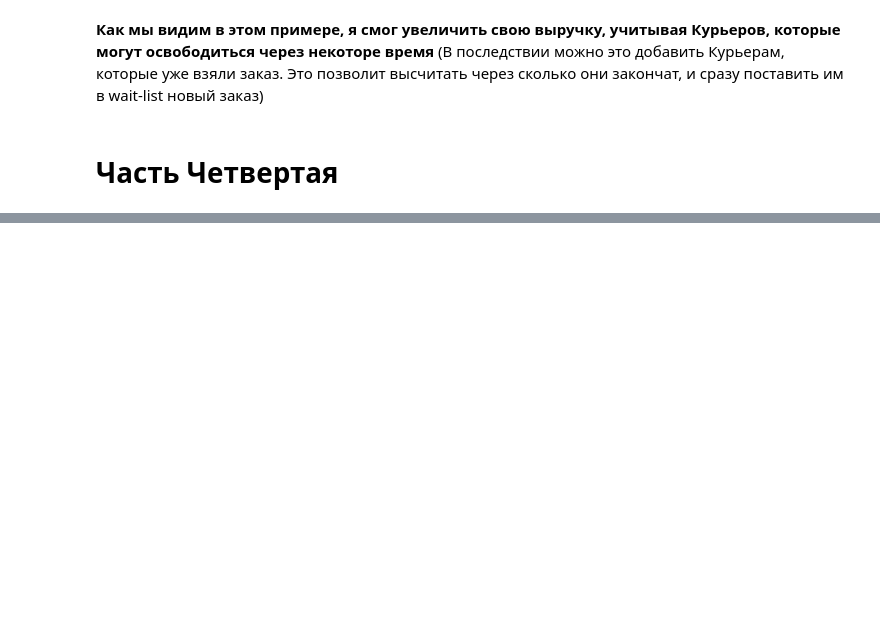
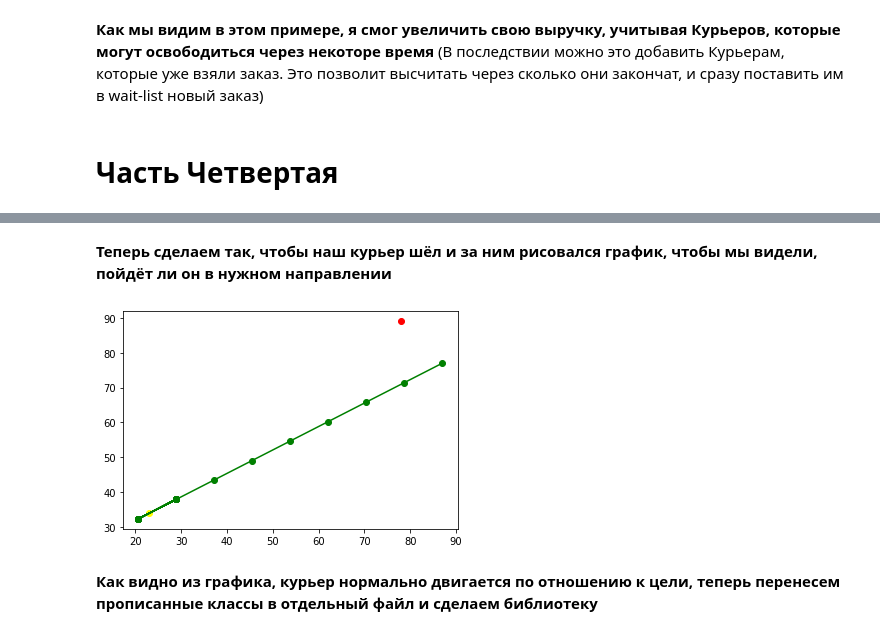
Before and after one commit to OptimusFaber/Multiple_Agent_Systems, a Jupyter notebook: Multiple_Agent_System.ipynb, the cells around one changed output, grey strips where cells are left out. Cells and saved outputs as stored; diff of their text form; code cells hidden in the pictures; blank space fills up the shorter version.

```diff
--- a/Multiple_Agent_System.ipynb
+++ b/Multiple_Agent_System.ipynb
@@ -603,0 +832,25 @@ my income is 1031.5346156709802
+# %% [markdown]
+**Теперь сделаем так, чтобы наш курьер шёл и за ним рисовался график, чтобы мы видели, пойдёт ли он в нужном направлении**
+# %%
+w.connect(o)
+
+plt.plot([o.pos1[0]], [o.pos1[1]], color='yellow', marker='o')
+plt.plot([o.pos2[0]], [o.pos2[1]], color='red', marker='o')
+
+x = [w.pos[0]]
+y = [w.pos[1]]
+
+
+
+for i in range(20):
+    w.update()
+    x.append(w.pos[0])
+    y.append(w.pos[1])
+
+plt.plot(x, y, color='green', marker='o')
+
+plt.show()
+# %% [output]
+[figure, added]
+# %% [markdown]
+**Как видно из графика, курьер нормально двигается по отношению к цели, теперь перенесем прописанные классы в отдельный файл и сделаем библиотеку**
```
Also changed, not shown: parts of 21 cells of this notebook.
